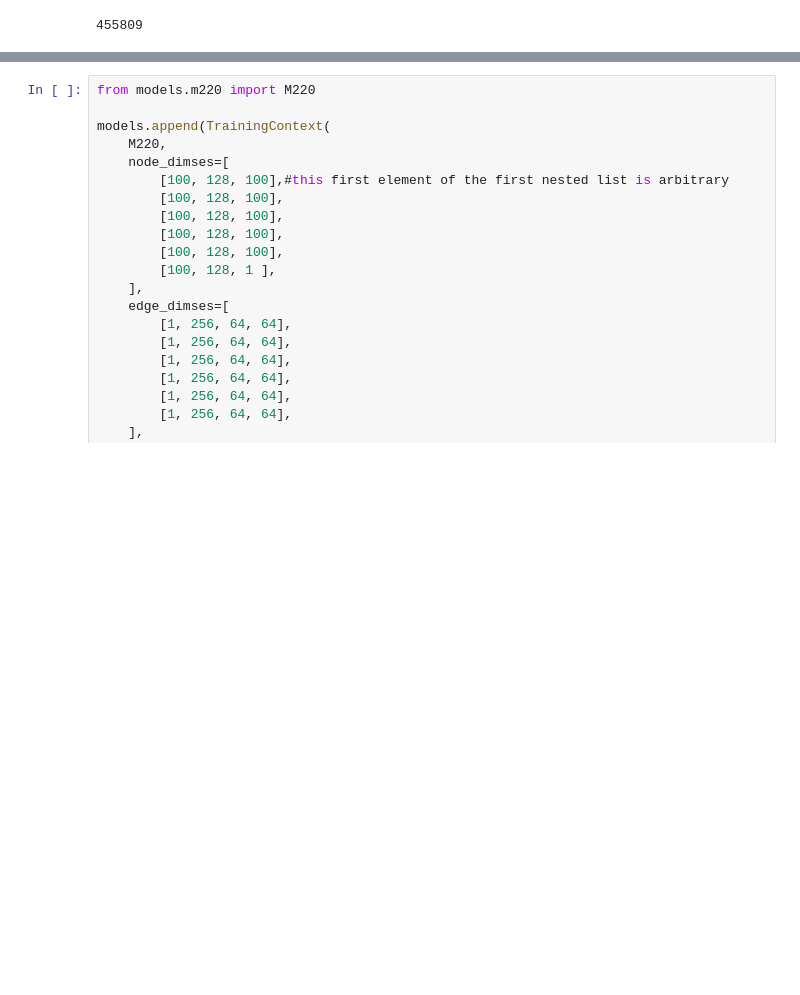
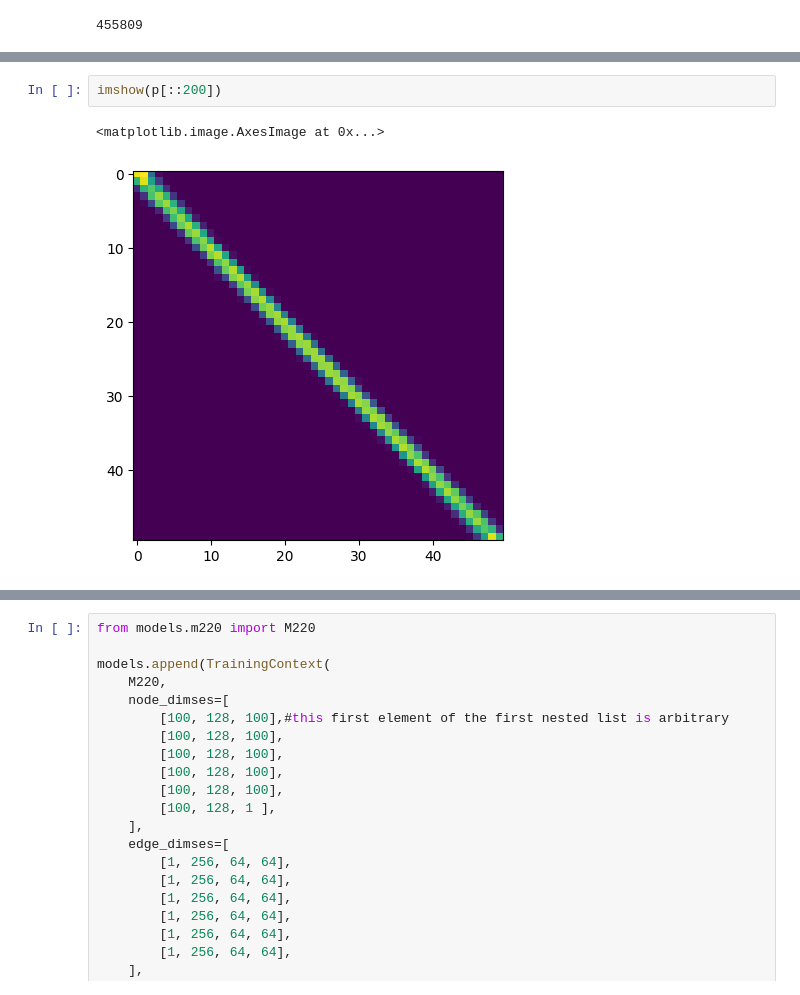
Before and after one commit to UmarZein/biocheminformatics, a Jupyter notebook: schnet_testing.ipynb, the cells around one changed output, grey strips where cells are left out. Cells and saved outputs as stored; diff of their text form; blank space fills up the shorter version.

```diff
--- a/schnet_testing.ipynb
+++ b/schnet_testing.ipynb
@@ -217,0 +256,5 @@ models[-1].num_parameters
+# %%
+imshow(p[::200])
+# %% [output]
+<matplotlib.image.AxesImage at 0x...>
+[figure, added]
```
Also changed, not shown: parts of 14 cells of this notebook, 5 other files.
